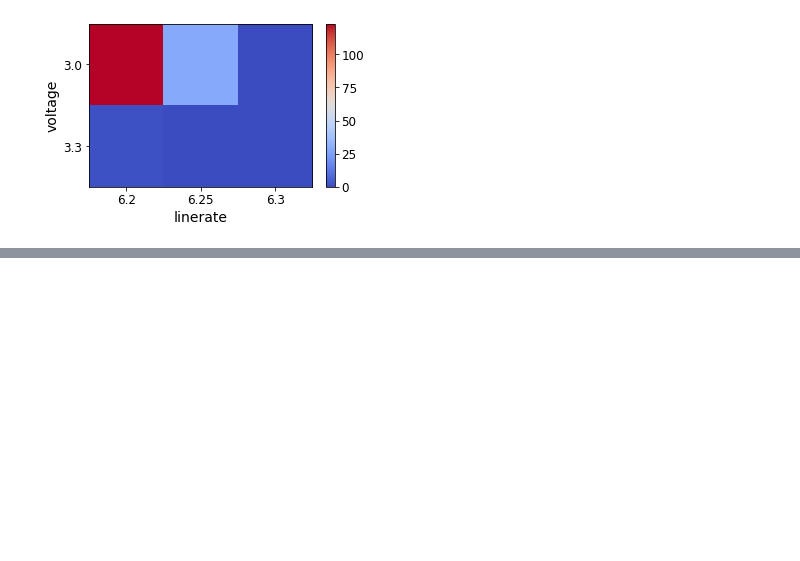
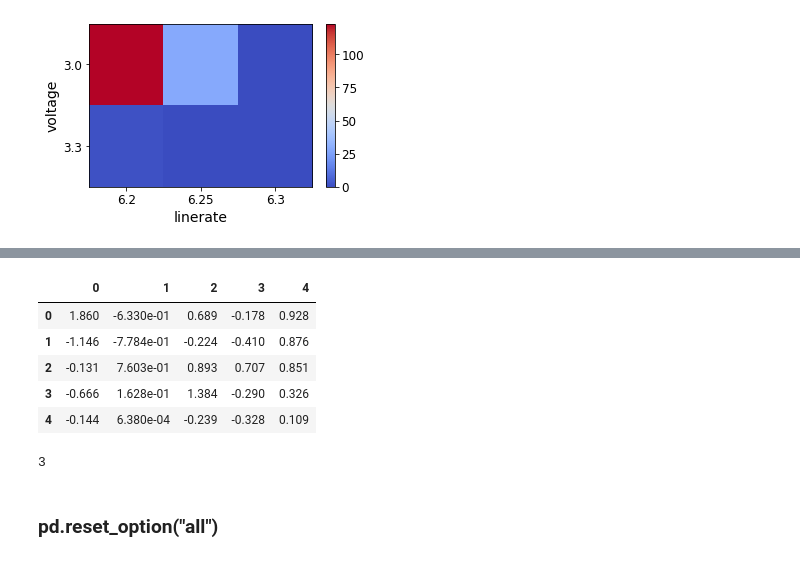
Before and after one commit to munich-ml/MLPy2020, a Jupyter notebook: 17_Pandas.ipynb, the cells around one changed output, grey strips where cells are left out. Drawn from its saved outputs; the diff is of its cells as text; code cells hidden in the pictures; blank space fills up the shorter version.

```diff
--- a/17_Pandas.ipynb
+++ b/17_Pandas.ipynb
@@ -285,0 +306,17 @@ plot_pivot_heatmap(tests, index="voltage", columns="linerate", values="errors")
+# %%
+pd.options.display.precision = 3
+# %%
+df
+# %% [output]
+|  | 0 | 1 | 2 | 3 | 4 |
+| 0 | 1.860 | -6.330e-01 | 0.689 | -0.178 | 0.928 |
+| 1 | -1.146 | -7.784e-01 | -0.224 | -0.410 | 0.876 |
+| 2 | -0.131 | 7.603e-01 | 0.893 | 0.707 | 0.851 |
+| 3 | -0.666 | 1.628e-01 | 1.384 | -0.290 | 0.326 |
+| 4 | -0.144 | 6.380e-04 | -0.239 | -0.328 | 0.109 |
+# %%
+pd.options.display.precision
+# %% [output]
+3
+# %% [markdown]
+### pd.reset_option("all")
```
Also changed, not shown: parts of 16 cells of this notebook.
